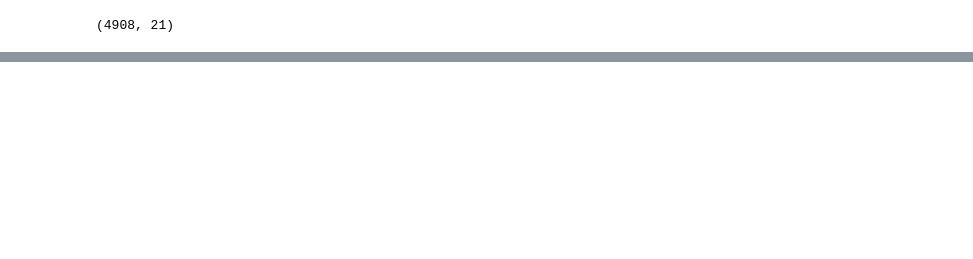
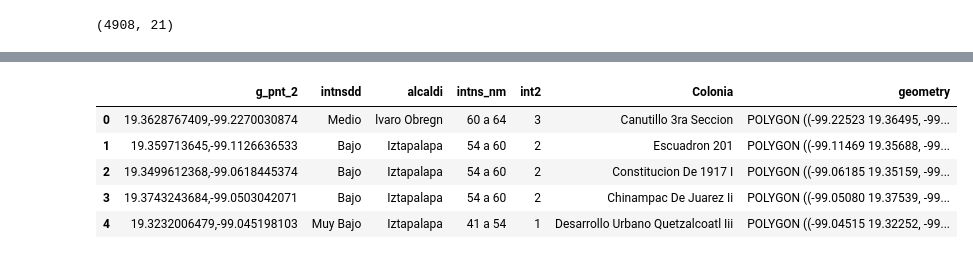
Before and after one commit to Anton-Utray/Vulnerabilidad-Hidrica-CDMX, a Jupyter notebook: SRC/GEOREF CLEAN.ipynb, the cells around one changed output, grey strips where cells are left out. Drawn from its saved outputs; the diff is of its cells as text; code cells hidden in the pictures; blank space fills up the shorter version.

Commit message:
Mejorar filtrado dash tableau

```diff
--- a/SRC/GEOREF CLEAN.ipynb
+++ b/SRC/GEOREF CLEAN.ipynb
@@ -302,3 +284,9 @@ lluvia.shape
 (4908, 21)
 # %%
 lluvia.to_file('../CLEAN/TABLEAU/lluvia.shp')
+# %%
+lluvia=gpd.read_file('../CLEAN/TABLEAU/lluvia.shp') # se me olvidó adecuar unas cosillas...
+
+#limpiar alcaldias y quitar columnas que no aporten, para aligerar el tableau...
+
+#borrar: id, _id, geo_shp, descrpc, fuente, fenomen, r_p_v_e, taxonom, perd_rt, intens_n, entidad, cvegeo, area_m2, perim_m,
@@ -304,0 +313,12 @@ lluvia.to_file('../CLEAN/TABLEAU/lluvia.shp')
+# %%
+columns_to_drop = ['id', '_id', 'geo_shp', 'descrpc', 'fuente', 'fenomen', 'r_p_v_e', 'taxonom', 'perd_rt', 'intens_n', 'entidad', 'cvegeo', 'area_m2', 'perim_m']
+lluvia.drop(columns=columns_to_drop, inplace=True)
+# %%
+lluvia.head()
+# %% [output]
+|  | g_pnt_2 | intnsdd | alcaldi | intns_nm | int2 | Colonia | geometry |
+| 0 | 19.3628767409,-99.2270030874 | Medio | lvaro Obregn | 60 a 64 | 3 | Canutillo 3ra Seccion | POLYGON ((-99.22523 19.36495, -99... |
+| 1 | 19.359713645,-99.1126636533 | Bajo | Iztapalapa | 54 a 60 | 2 | Escuadron 201 | POLYGON ((-99.11469 19.35688, -99... |
+| 2 | 19.3499612368,-99.0618445374 | Bajo | Iztapalapa | 54 a 60 | 2 | Constitucion De 1917 I | POLYGON ((-99.06185 19.35159, -99... |
+| 3 | 19.3743243684,-99.0503042071 | Bajo | Iztapalapa | 54 a 60 | 2 | Chinampac De Juarez Ii | POLYGON ((-99.05080 19.37539, -99... |
+| 4 | 19.3232006479,-99.045198103 | Muy Bajo | Iztapalapa | 41 a 54 | 1 | Desarrollo Urbano Quetzalcoatl Iii | POLYGON ((-99.04515 19.32252, -99... |
```
Also changed, not shown: parts of 6 cells of this notebook, 3 other files.
